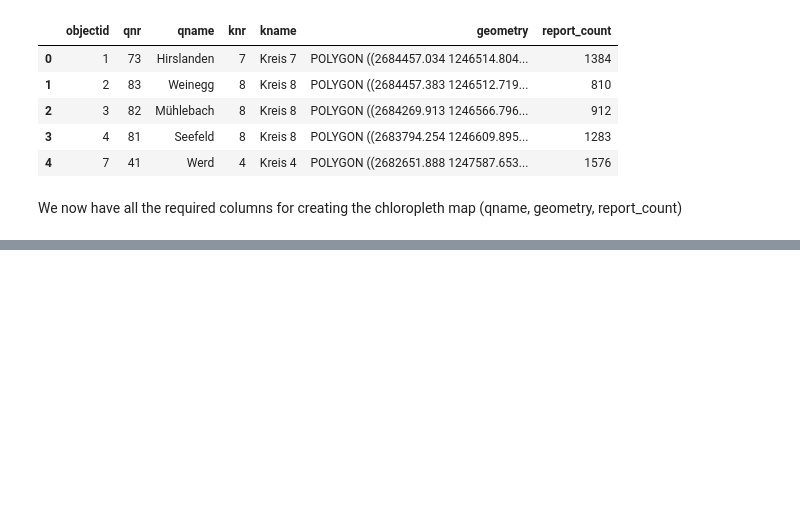
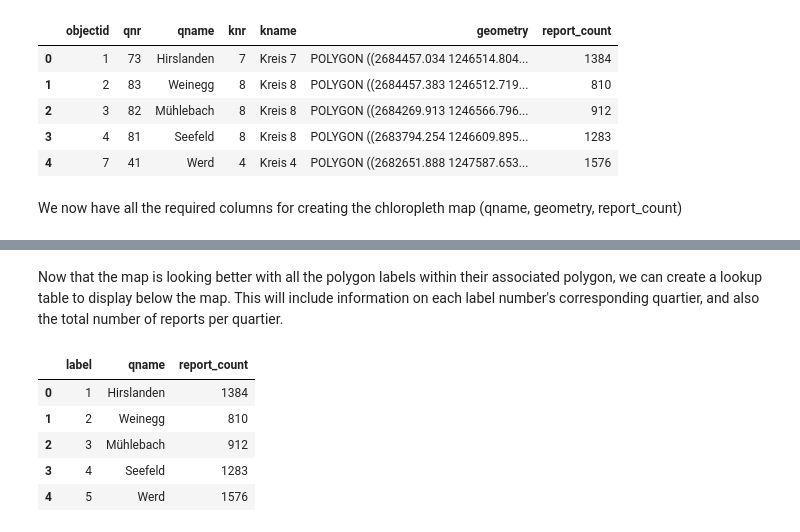
Before and after one commit to dnugent01/zurich-urban-issues, a Jupyter notebook: notebooks/analysis.ipynb, the cells around one changed output, grey strips where cells are left out. Saved outputs shown, nothing was run; the diff lists cells and outputs as text; code cells hidden in the pictures; blank space fills up the shorter version.

```diff
--- a/notebooks/analysis.ipynb
+++ b/notebooks/analysis.ipynb
@@ -276,0 +346,15 @@ plt.show()
+# %% [markdown]
+Now that the map is looking better with all the polygon labels within their associated polygon, we can create a lookup table to display below the map. This will include information on each label number's corresponding quartier, and also the total number of reports per quartier.
+# %%
+quartier_label_table = quartier_report_counts[
+    ["label", "qname", "report_count"]#selects the relevant columns from quartier_report_counts for the table
+    ].sort_values("label")#sort the table by their label values rather than their index values
+
+quartier_label_table.head()
+# %% [output]
+|  | label | qname | report_count |
+| 0 | 1 | Hirslanden | 1384 |
+| 1 | 2 | Weinegg | 810 |
+| 2 | 3 | Mühlebach | 912 |
+| 3 | 4 | Seefeld | 1283 |
+| 4 | 5 | Werd | 1576 |
```
Also changed, not shown: parts of 15 cells of this notebook, 3 other files.
